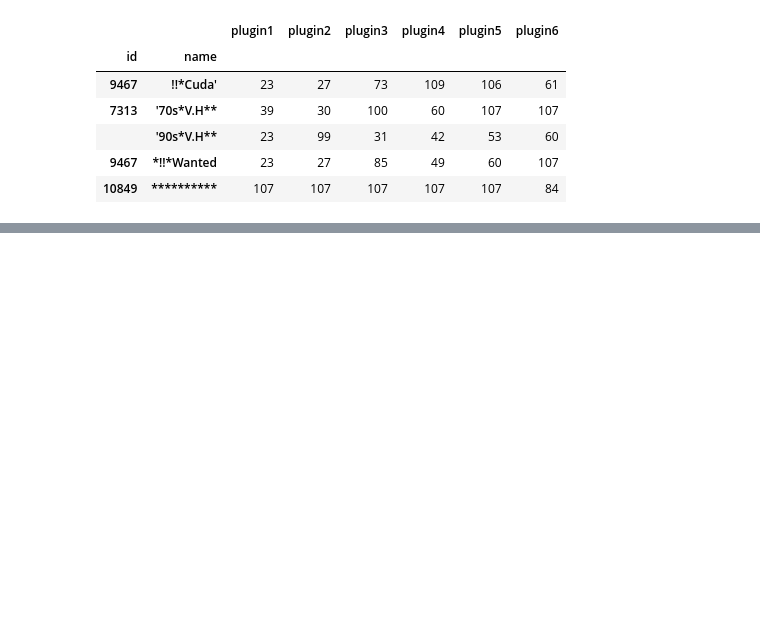
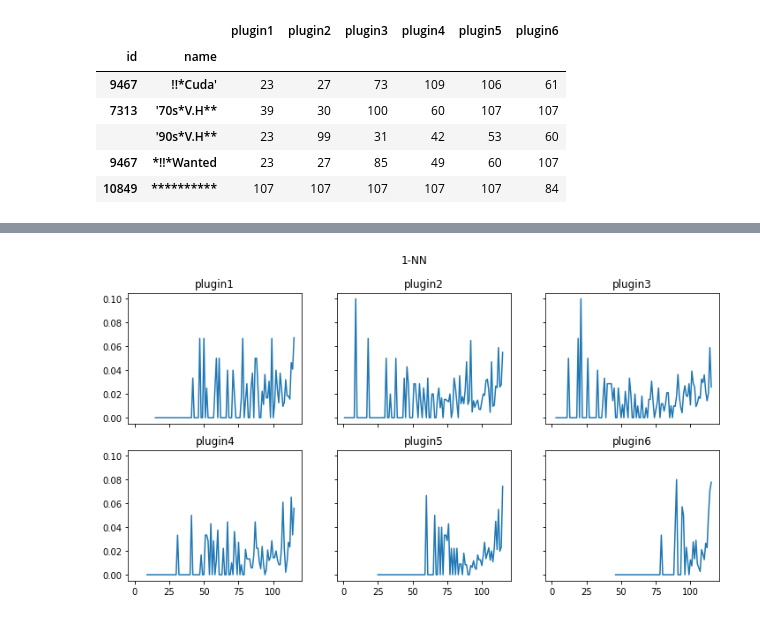
Before and after one commit to SrMouraSilva/RBM, a Jupyter notebook: experiments/notebooks/knn.ipynb, the cells around one changed output, grey strips where cells are left out. Cells and saved outputs as stored; diff of their text form; code cells hidden in the pictures; blank space fills up the shorter version.

```diff
--- a/experiments/notebooks/knn.ipynb
+++ b/experiments/notebooks/knn.ipynb
@@ -83,0 +196,24 @@ TOTAL: 0.5135254803675856
+# %%
+import matplotlib.pyplot as plt
+
+#hits_kfolds_k5_mean['plugin1']
+#range_accuracy(f'plugin{i}', hits_kfolds_k1_mean, total, k=15)
+
+def individual_accuracy(total, evaluated, title):
+    fig, axes = plt.subplots(2, 3, sharex=True, sharey=True)
+    fig.suptitle(title)
+
+    #fig.set_ylabel('Undamped')
+
+    for i, ax in zip(range(1, 7), axes.reshape(-1)):
+        column = f'plugin{i}'
+
+        #indices = total[column][total[column] != 0].sort_values().index
+        indices = total[column].sort_values().index
+
+        (evaluated[column] / total[column]).iloc[indices].to_frame().reset_index()[column].plot(title=column, ax=ax, figsize=(12, 6))
+
+
+individual_accuracy(total, hits_kfolds_k1_mean, '1-NN')
+# %% [output]
+[figure, added]
```
Also changed, not shown: parts of 15 cells of this notebook, 1 other file.
